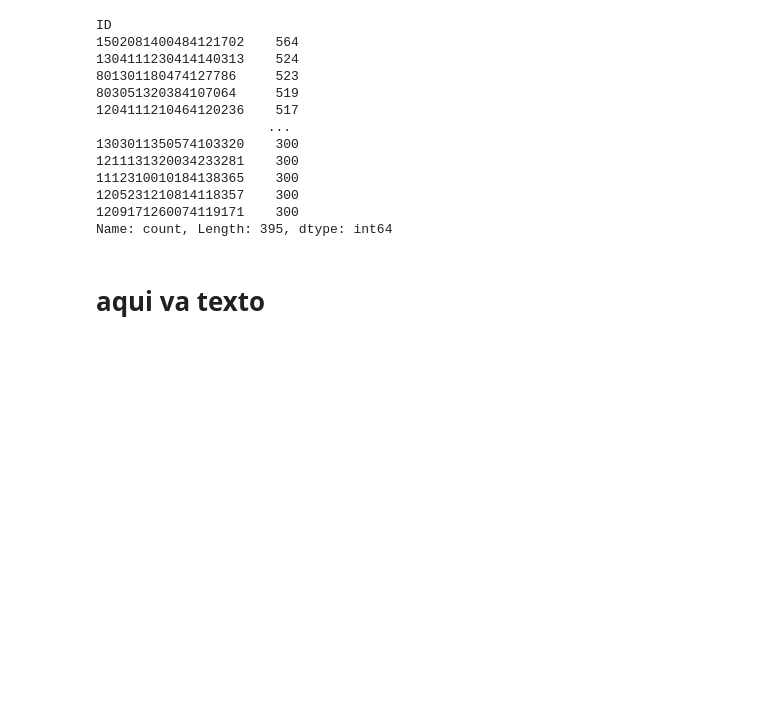
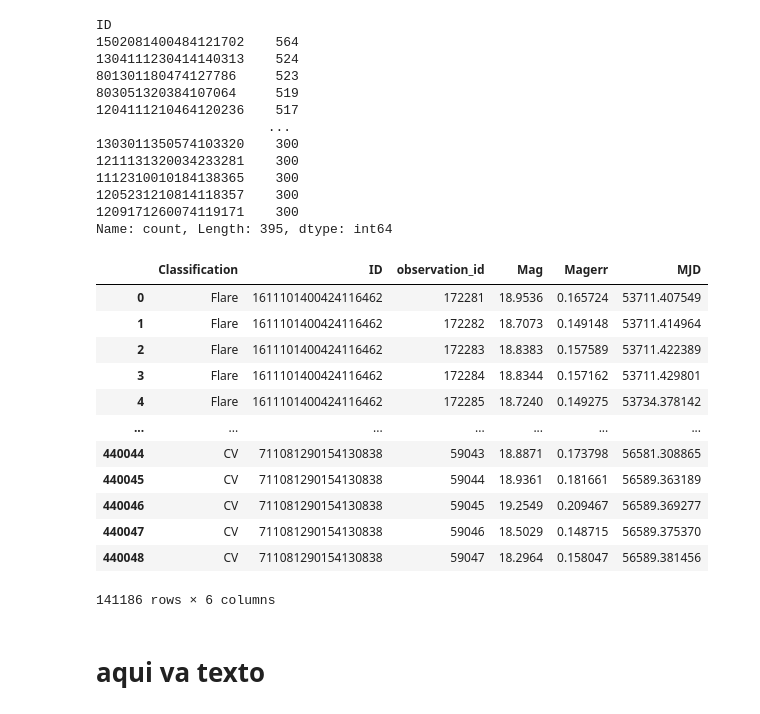
Before and after one commit to JesusPetro/mantra, a Jupyter notebook: Scripts/app.ipynb, the cells around one changed output. Cells and saved outputs as stored; diff of their text form; code cells hidden in the pictures; blank space fills up the shorter version.

```diff
--- a/Scripts/app.ipynb
+++ b/Scripts/app.ipynb
@@ -171,6 +170,22 @@ ID
 1205231210814118357    300
 1209171260074119171    300
 Name: count, Length: 395, dtype: int64
+# %%
+transient_merge_filtered
+# %% [output]
+|  | Classification | ID | observation_id | Mag | Magerr | MJD |
+| 0 | Flare | 1611101400424116462 | 172281 | 18.9536 | 0.165724 | 53711.407549 |
+| 1 | Flare | 1611101400424116462 | 172282 | 18.7073 | 0.149148 | 53711.414964 |
+| 2 | Flare | 1611101400424116462 | 172283 | 18.8383 | 0.157589 | 53711.422389 |
+| 3 | Flare | 1611101400424116462 | 172284 | 18.8344 | 0.157162 | 53711.429801 |
+| 4 | Flare | 1611101400424116462 | 172285 | 18.7240 | 0.149275 | 53734.378142 |
+| ... | ... | ... | ... | ... | ... | ... |
+| 440044 | CV | 711081290154130838 | 59043 | 18.8871 | 0.173798 | 56581.308865 |
+| 440045 | CV | 711081290154130838 | 59044 | 18.9361 | 0.181661 | 56589.363189 |
+| 440046 | CV | 711081290154130838 | 59045 | 19.2549 | 0.209467 | 56589.369277 |
+| 440047 | CV | 711081290154130838 | 59046 | 18.5029 | 0.148715 | 56589.375370 |
+| 440048 | CV | 711081290154130838 | 59047 | 18.2964 | 0.158047 | 56589.381456 |
+141186 rows × 6 columns
 # %% [markdown]
 # aqui va texto
 # %%
```
Also changed, not shown: parts of 3 cells of this notebook, 24 other files.
